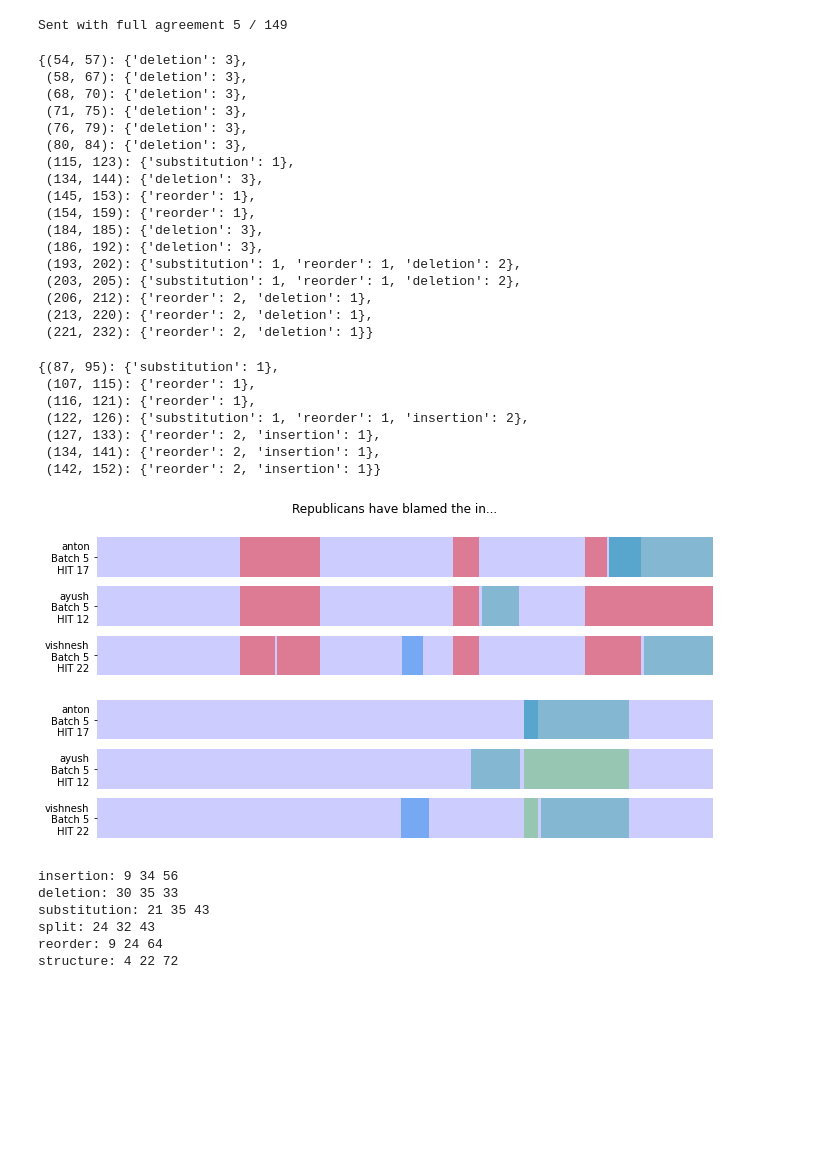
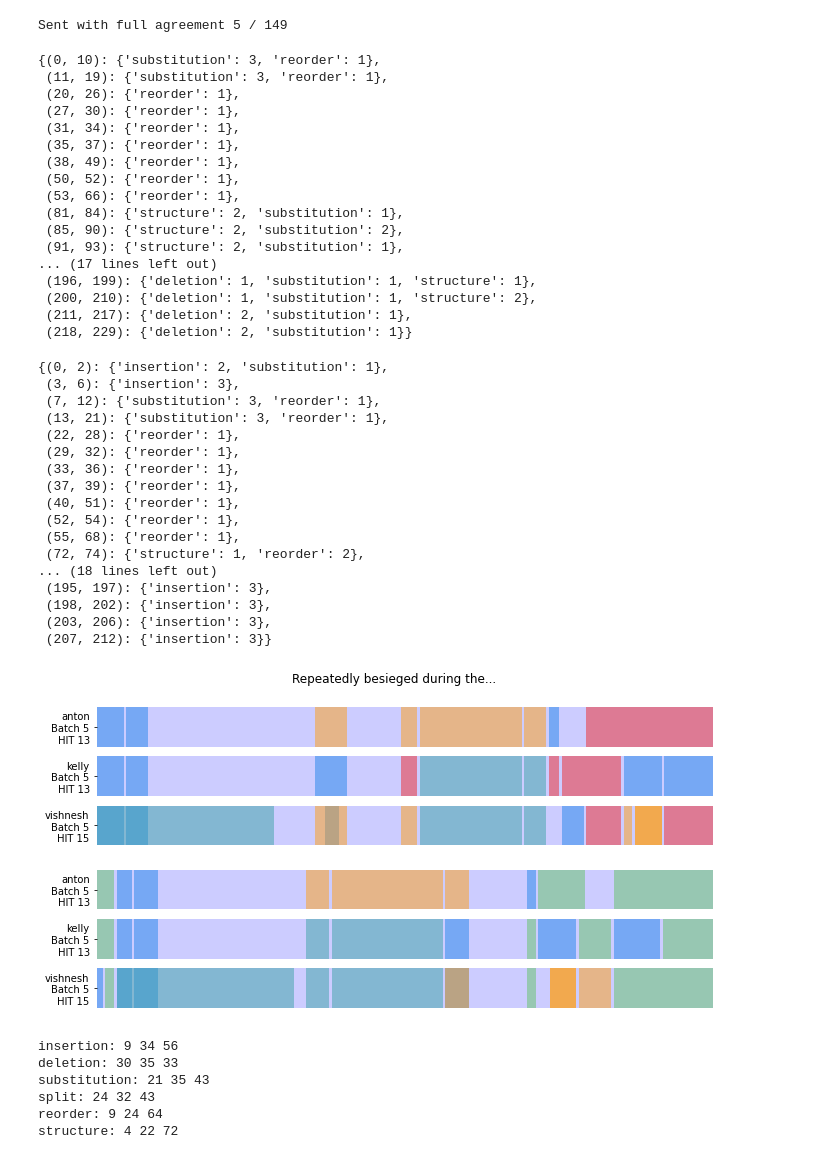
Before and after one commit to Yao-Dou/ts-annotation-tool, a Jupyter notebook: data/analysis/agreement.ipynb, the cells around one changed output. Saved outputs shown, nothing was run; the diff lists cells and outputs as text; code cells hidden in the pictures; blank space fills up the shorter version.

Commit message:
more graphs!

```diff
--- a/data/analysis/agreement.ipynb
+++ b/data/analysis/agreement.ipynb
@@ -83,40 +83,50 @@ print(f"Sent with full agreement {sum([x == 0 for x in total_agreement])} / {MAX
 # %% [output]
 Sent with full agreement 5 / 149
 # %%
-HID_ID = 16
+HID_ID = 12
 sents = [x for x in data if x['id'] == HID_ID]
 orig_tokens = get_annotations_per_token(sents, 'original')
 simp_tokens = get_annotations_per_token(sents, 'simplified')
 
 display(orig_tokens)
 display(simp_tokens)
 draw_agreement(sents)
 # %% [output]
-{(54, 57): {'deletion': 3},
- (58, 67): {'deletion': 3},
- (68, 70): {'deletion': 3},
- (71, 75): {'deletion': 3},
- (76, 79): {'deletion': 3},
- (80, 84): {'deletion': 3},
- (115, 123): {'substitution': 1},
- (134, 144): {'deletion': 3},
- (145, 153): {'reorder': 1},
- (154, 159): {'reorder': 1},
- (184, 185): {'deletion': 3},
- (186, 192): {'deletion': 3},
- (193, 202): {'substitution': 1, 'reorder': 1, 'deletion': 2},
- (203, 205): {'substitution': 1, 'reorder': 1, 'deletion': 2},
- (206, 212): {'reorder': 2, 'deletion': 1},
- (213, 220): {'reorder': 2, 'deletion': 1},
- (221, 232): {'reorder': 2, 'deletion': 1}}
+{(0, 10): {'substitution': 3, 'reorder': 1},
+ (11, 19): {'substitution': 3, 'reorder': 1},
+ (20, 26): {'reorder': 1},
+ (27, 30): {'reorder': 1},
+ (31, 34): {'reorder': 1},
+ (35, 37): {'reorder': 1},
+ (38, 49): {'reorder': 1},
+ (50, 52): {'reorder': 1},
+ (53, 66): {'reorder': 1},
+ (81, 84): {'structure': 2, 'substitution': 1},
+ (85, 90): {'structure': 2, 'substitution': 2},
+ (91, 93): {'structure': 2, 'substitution': 1},
+... (17 lines left out)
+ (196, 199): {'deletion': 1, 'substitution': 1, 'structure': 1},
+ (200, 210): {'deletion': 1, 'substitution': 1, 'structure': 2},
+ (211, 217): {'deletion': 2, 'substitution': 1},
+ (218, 229): {'deletion': 2, 'substitution': 1}}
-{(87, 95): {'substitution': 1},
- (107, 115): {'reorder': 1},
- (116, 121): {'reorder': 1},
- (122, 126): {'substitution': 1, 'reorder': 1, 'insertion': 2},
- (127, 133): {'reorder': 2, 'insertion': 1},
- (134, 141): {'reorder': 2, 'insertion': 1},
- (142, 152): {'reorder': 2, 'insertion': 1}}
+{(0, 2): {'insertion': 2, 'substitution': 1},
+ (3, 6): {'insertion': 3},
+ (7, 12): {'substitution': 3, 'reorder': 1},
+ (13, 21): {'substitution': 3, 'reorder': 1},
+ (22, 28): {'reorder': 1},
+ (29, 32): {'reorder': 1},
+ (33, 36): {'reorder': 1},
+ (37, 39): {'reorder': 1},
+ (40, 51): {'reorder': 1},
+ (52, 54): {'reorder': 1},
+ (55, 68): {'reorder': 1},
+ (72, 74): {'structure': 1, 'reorder': 2},
+... (18 lines left out)
+ (195, 197): {'insertion': 3},
+ (198, 202): {'insertion': 3},
+ (203, 206): {'insertion': 3},
+ (207, 212): {'insertion': 3}}
-[figure, old version]
+[figure, new version]
 # %%
 # Calculates % Agreement
 total_agreement = []
```
Also changed, not shown: 6 other files.
